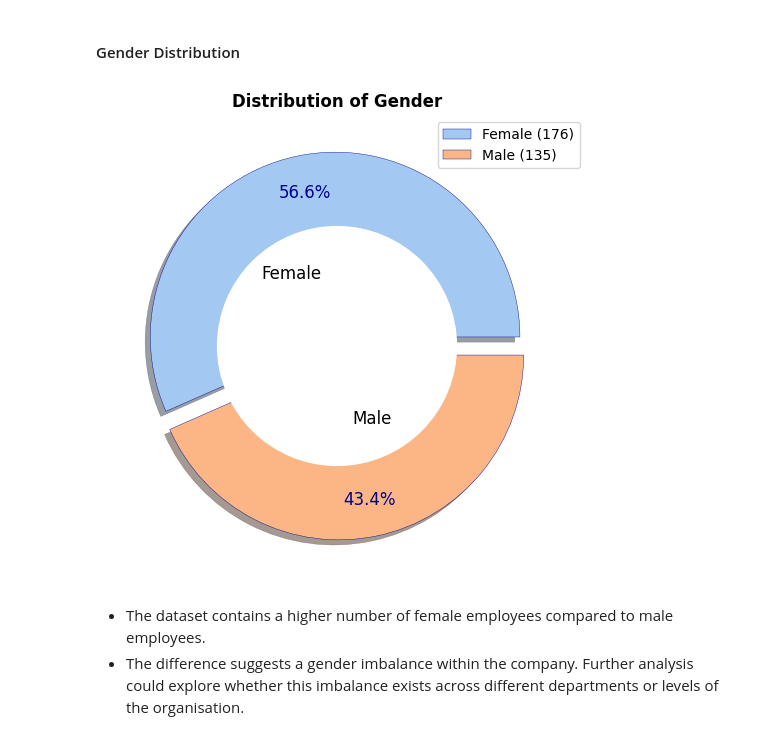
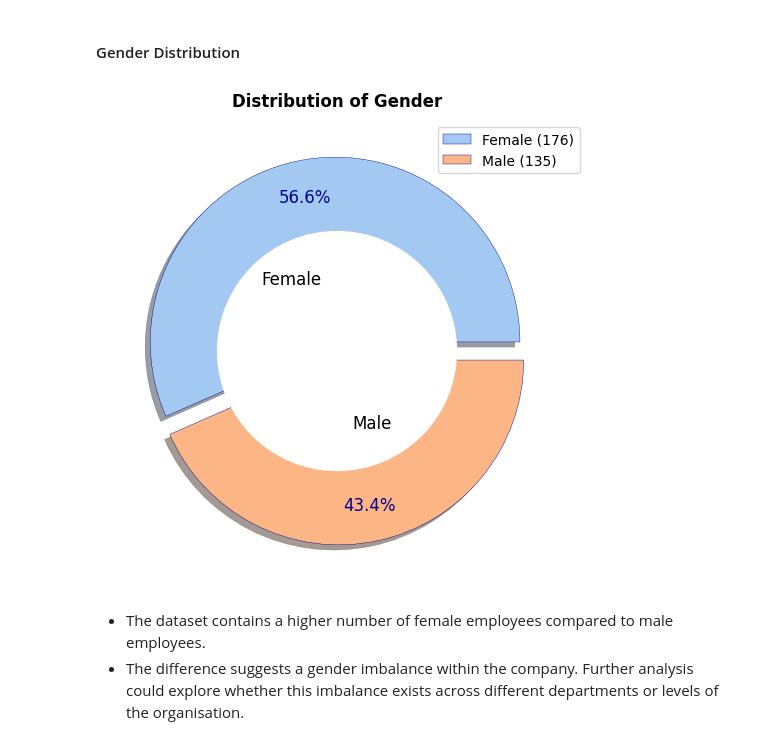
Before and after one commit to DanPkg/HR-Analytics-Insights-Project, a Jupyter notebook: human-resources-dataset-analysis-and-insights.ipynb, the cells around one changed output. Saved outputs shown, nothing was run; the diff lists cells and outputs as text; code cells hidden in the pictures.

```diff
--- a/human-resources-dataset-analysis-and-insights.ipynb
+++ b/human-resources-dataset-analysis-and-insights.ipynb
@@ -772,6 +772,9 @@ bar_edge_color = 'darkblue'
 pie_wedge_color = 'darkblue'
 annotation_color = 'darkblue'
 scatter_edge_color = 'darkblue'
+
+# Define common label parameter values in a dictionary.
+title_label_params = {'fontweight': 'bold', 'pad': 10}
 # %% [markdown]
 ### Distribution of Employment Status
 # %%
@@ -919,7 +922,7 @@ labels = ['Female', 'Male']
 # Generate a pastel color palette based on the number of genders.
 pastel_colors = generate_pastel_palette(len(gender_counts))
 
-# Get counts of females and males
+# Get counts of females and males.
 female_count = sizes[0] if 'Female' in labels else 0
 male_count = sizes[1] if 'Male' in labels else 0
 
@@ -940,35 +943,35 @@ wedges, texts, autotexts = plt.pie(sizes,
                                    labeldistance=0.35,
                                    wedgeprops={'linewidth': 0.3, 'edgecolor': pie_wedge_color},
                                    textprops={'color': annotation_color, 'weight': 'normal', 'fontsize': '12'},
                                    shadow=True)
 
 # Set autopct label color to white if the label is 'Male'.
 #for autotext, label in zip(autotexts, labels):
 #    if label == 'Male':
 #        autotext.set_color('white')
 
 # Draw inner circle for donut effect.
 centre_circle = plt.Circle((0, 0), 0.65, fc='white')
 fig = plt.gcf()
 
 # Adding circle in pie chart.
 fig.gca().add_artist(centre_circle)
 
 # Adding title of the chart.
-plt.title('Distribution of Gender', fontweight='bold')
+plt.title('Distribution of Gender', **title_label_params)
 
 # Add Legends.
 plt.legend(legend_labels, loc="upper right", bbox_to_anchor=(1.04, 1))
 
 # Set font color of text labels.
 for text in texts:
     text.set_color('black')
     text.set_fontsize('12')
 
 # Display the chart.
 plt.show()
 # %% [output]
-[figure, old version]
+[figure, new version]
 # %% [markdown]
 * The dataset contains a higher number of female employees compared to male employees.
 * The difference suggests a gender imbalance within the company. Further analysis could explore whether this imbalance exists across different departments or levels of the organisation.
```
Also changed, not shown: parts of 16 cells of this notebook.
